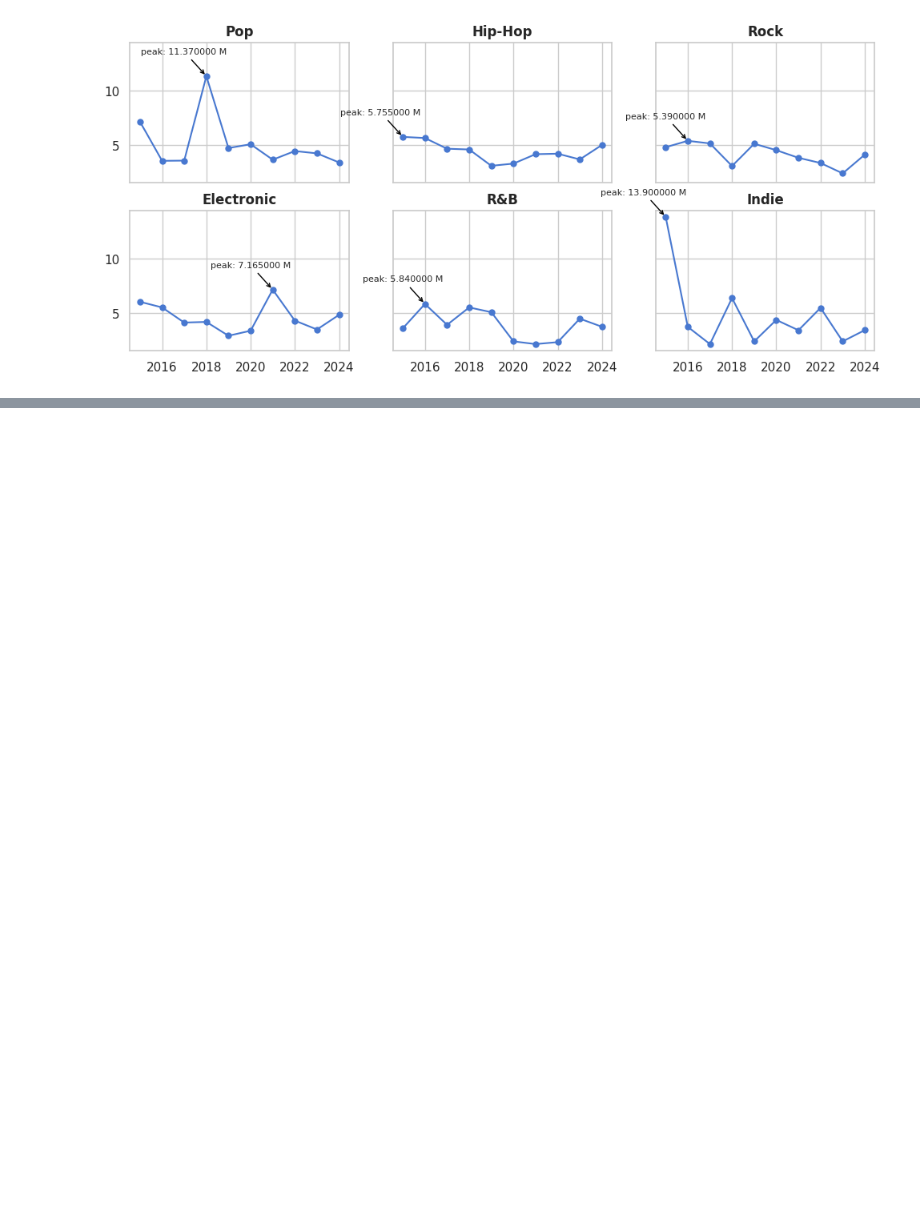
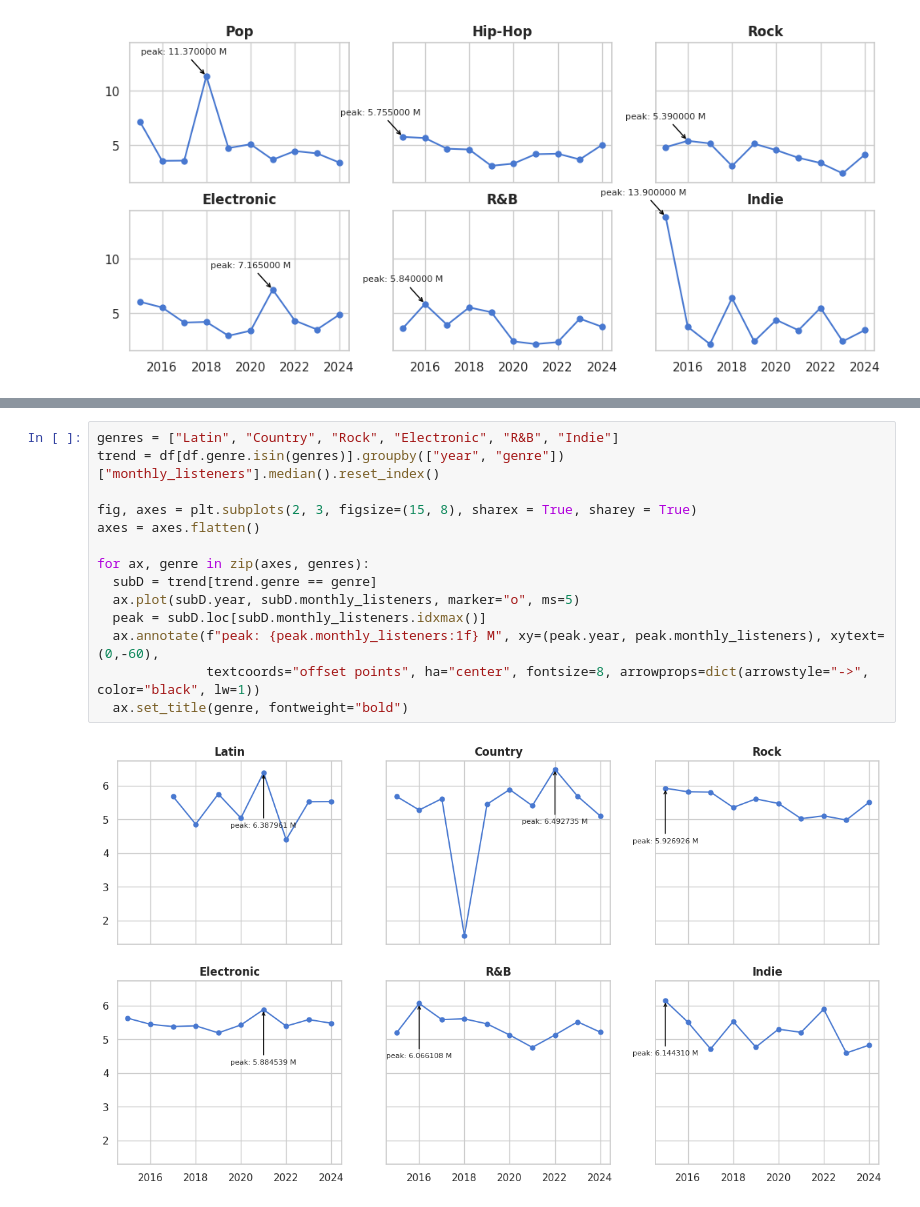
Before and after one commit to zlwym/Mann_Zoe_LabTask, a Jupyter notebook: LabTask03/LabTask03.ipynb, the cells around one changed output, grey strips where cells are left out. Cells and saved outputs as stored; diff of their text form; blank space fills up the shorter version.

```diff
--- a/LabTask03/LabTask03.ipynb
+++ b/LabTask03/LabTask03.ipynb
@@ -197,0 +215,16 @@ for ax, genre in zip(axes, genres):
+# %%
+genres = ["Latin", "Country", "Rock", "Electronic", "R&B", "Indie"]
+trend = df[df.genre.isin(genres)].groupby(["year", "genre"])["monthly_listeners"].median().reset_index()
+
+fig, axes = plt.subplots(2, 3, figsize=(15, 8), sharex = True, sharey = True)
+axes = axes.flatten()
+
+for ax, genre in zip(axes, genres):
+  subD = trend[trend.genre == genre]
+  ax.plot(subD.year, subD.monthly_listeners, marker="o", ms=5)
+  peak = subD.loc[subD.monthly_listeners.idxmax()]
+  ax.annotate(f"peak: {peak.monthly_listeners:1f} M", xy=(peak.year, peak.monthly_listeners), xytext=(0,-60),
+              textcoords="offset points", ha="center", fontsize=8, arrowprops=dict(arrowstyle="->", color="black", lw=1))
+  ax.set_title(genre, fontweight="bold")
+# %% [output]
+[figure, added]
```
Also changed, not shown: parts of 4 cells of this notebook.
